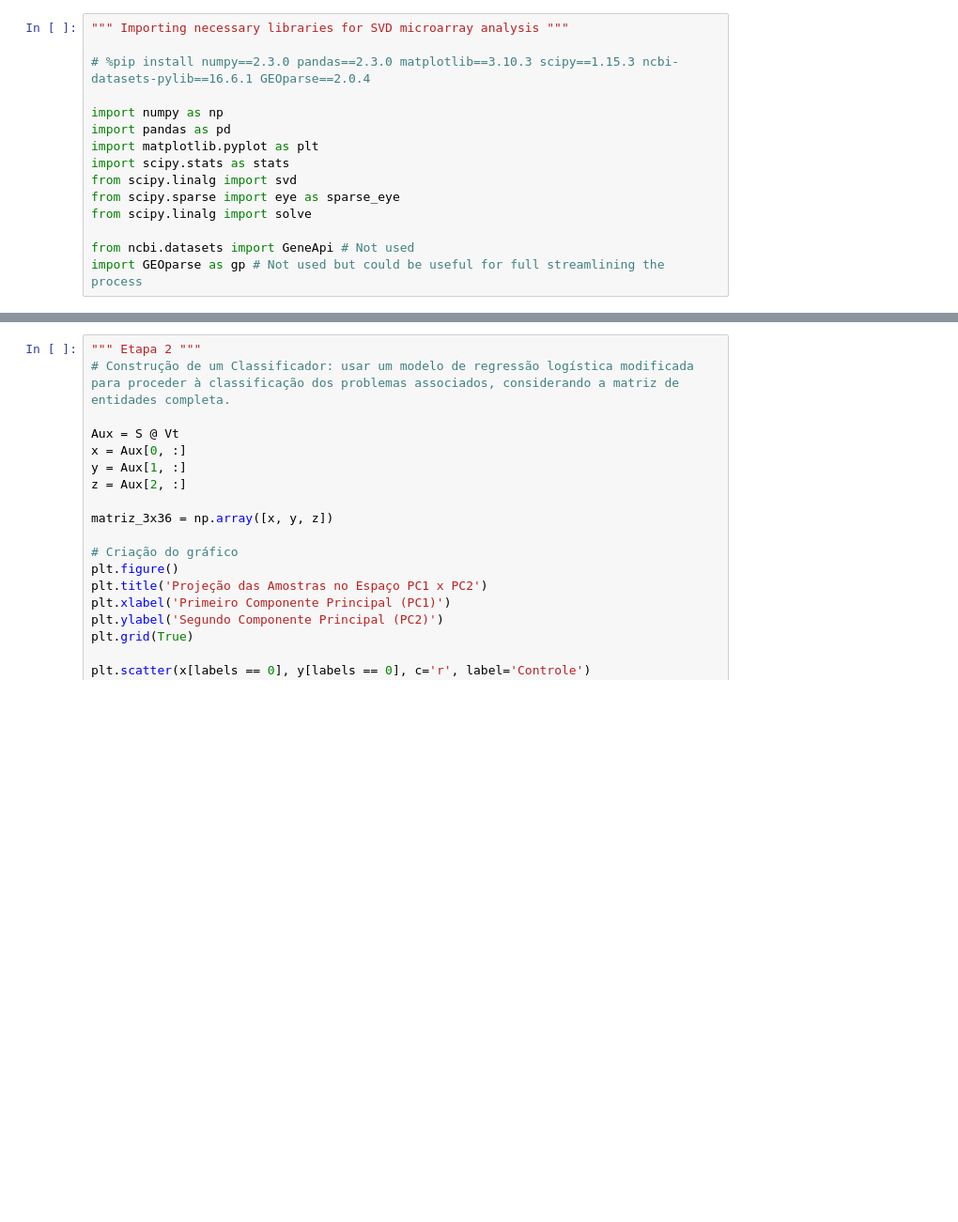
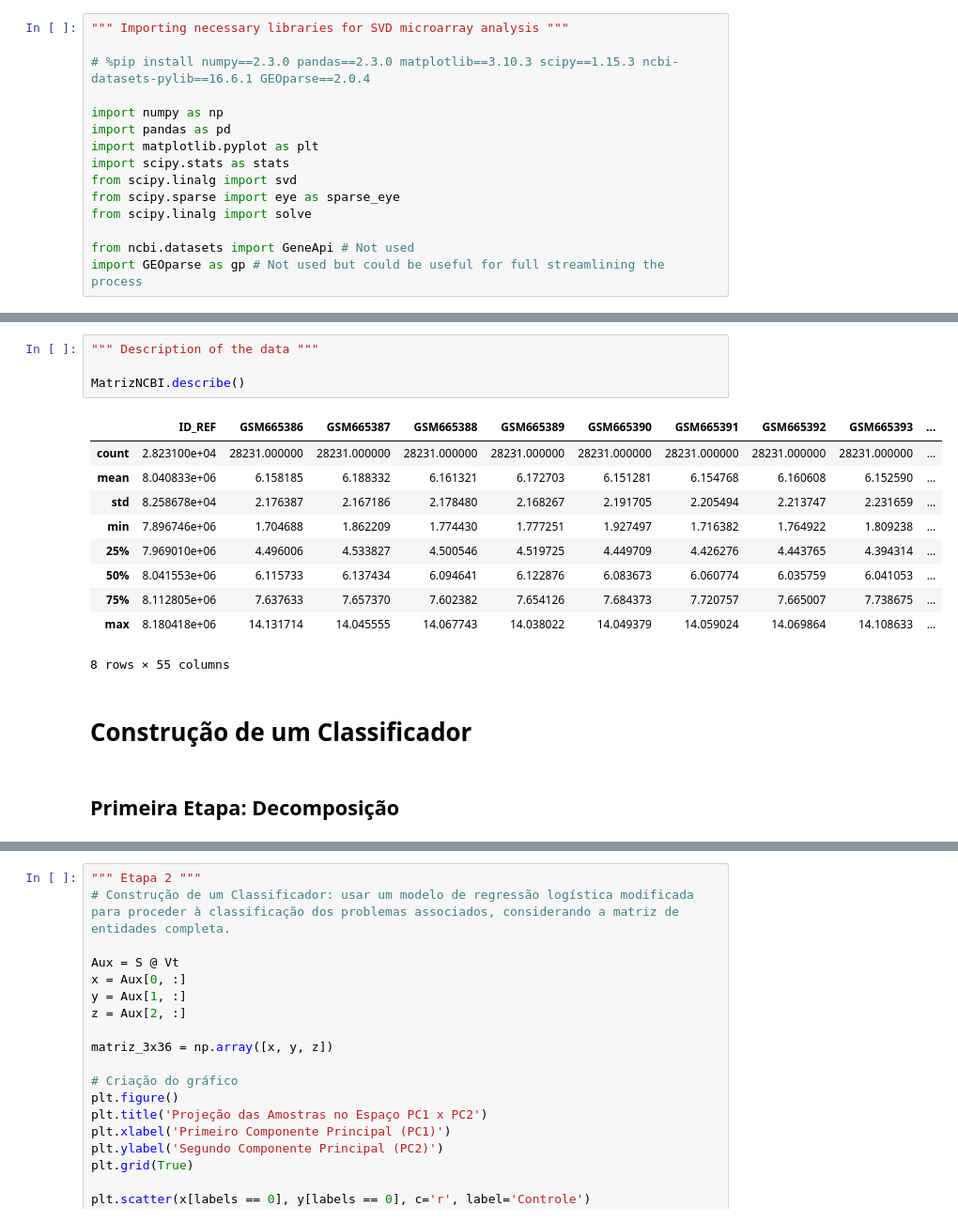
Before and after one commit to jvfd3/Bioinformatics, a Jupyter notebook: Files/Code/svd_microarray.ipynb, the cells around one changed output, grey strips where cells are left out. Shown at 94% size. Drawn from its saved outputs; the diff is of its cells as text; blank space fills up the shorter version.

```diff
--- a/Files/Code/svd_microarray.ipynb
+++ b/Files/Code/svd_microarray.ipynb
@@ -42 +87,20 @@ MatrizNCBI = load_from_manual_selected_series()
+# %%
+""" Description of the data """
+
+MatrizNCBI.describe()
+# %% [output]
+|  | ID_REF | GSM665386 | GSM665387 | GSM665388 | GSM665389 | GSM665390 | GSM665391 | GSM665392 | GSM665393 | ... |
+| count | 2.823100e+04 | 28231.000000 | 28231.000000 | 28231.000000 | 28231.000000 | 28231.000000 | 28231.000000 | 28231.000000 | 28231.000000 | ... |
+| mean | 8.040833e+06 | 6.158185 | 6.188332 | 6.161321 | 6.172703 | 6.151281 | 6.154768 | 6.160608 | 6.152590 | ... |
+| std | 8.258678e+04 | 2.176387 | 2.167186 | 2.178480 | 2.168267 | 2.191705 | 2.205494 | 2.213747 | 2.231659 | ... |
+| min | 7.896746e+06 | 1.704688 | 1.862209 | 1.774430 | 1.777251 | 1.927497 | 1.716382 | 1.764922 | 1.809238 | ... |
+| 25% | 7.969010e+06 | 4.496006 | 4.533827 | 4.500546 | 4.519725 | 4.449709 | 4.426276 | 4.443765 | 4.394314 | ... |
+| 50% | 8.041553e+06 | 6.115733 | 6.137434 | 6.094641 | 6.122876 | 6.083673 | 6.060774 | 6.035759 | 6.041053 | ... |
+| 75% | 8.112805e+06 | 7.637633 | 7.657370 | 7.602382 | 7.654126 | 7.684373 | 7.720757 | 7.665007 | 7.738675 | ... |
+| max | 8.180418e+06 | 14.131714 | 14.045555 | 14.067743 | 14.038022 | 14.049379 | 14.059024 | 14.069864 | 14.108633 | ... |
+8 rows × 55 columns
+# %% [markdown]
+# Construção de um Classificador
+# %% [markdown]
+## Primeira Etapa: Decomposição
 # %%
```
Also changed, not shown: parts of 7 cells of this notebook.
